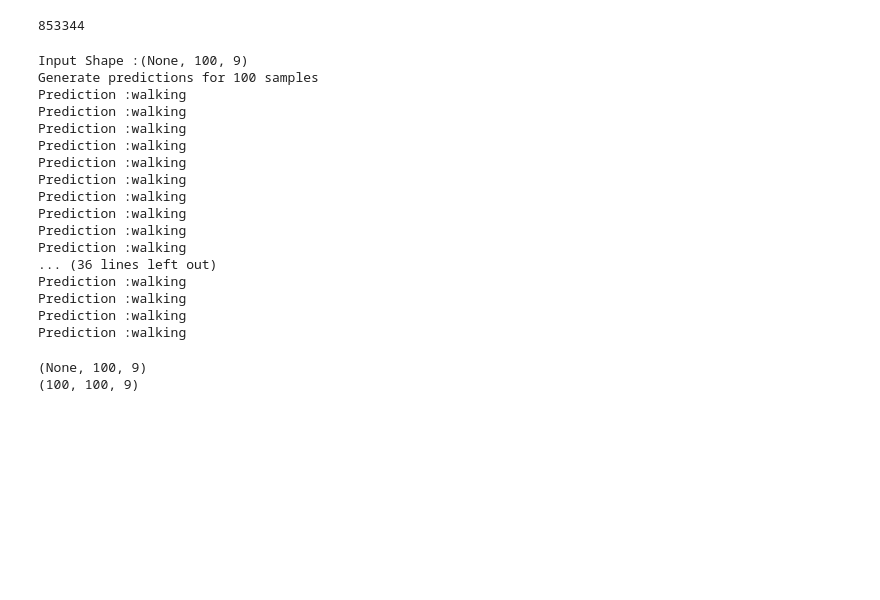
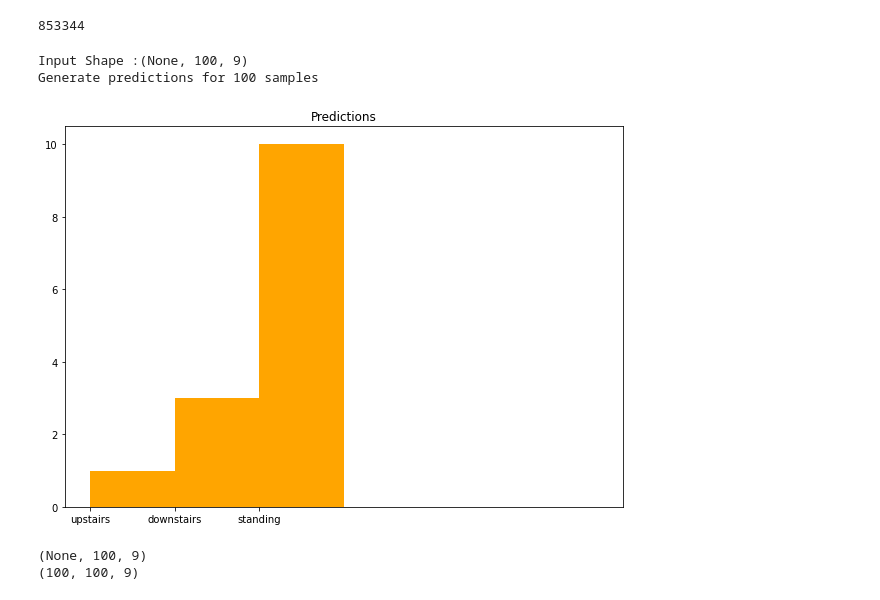
Before and after one commit to sudoaccessdenied/Human-Activity-Recognition-lstm, a Jupyter notebook: Human_Activity_Recognition.ipynb, the cells around one changed output. Cells and saved outputs as stored; diff of their text form; code cells hidden in the pictures; blank space fills up the shorter version.

```diff
--- a/Human_Activity_Recognition.ipynb
+++ b/Human_Activity_Recognition.ipynb
@@ -430,36 +430,34 @@ open("model.tflite","wb").write(tflit_model)
 # %%
 print( "Input Shape :" +str(model.input_shape))
 
 print("Generate predictions for 100 samples")
 predictions =[]
-n_of_sample = 50
+n_of_sample = 100
 for i in range(1,n_of_sample*100,100):
   testSequence = x_test[i:i+100]
   prob = model.predict(tf.reshape(testSequence,[1,100,9]))
   predictions.append(np.argmax(prob))
 
 
-predictions = encoder.inverse_transform(predictions)
-for val in predictions:
-  print("Prediction :"+val)
+labels = encoder.inverse_transform(predictions)
+
+
+
+# Creating histogram
+fig, ax = plt.subplots(figsize =(10, 7))
+ax.hist(labels, bins = [1,2 , 3, 4, 5,6,7] ,color =["orange"])
+
+# show plot
+plt.title("Predictions")
+# plt.legend()
+plt.show()
+
+# for val in predictions:
+  # print("Prediction :"+val)
 # %% [output]
 Input Shape :(None, 100, 9)
 Generate predictions for 100 samples
-Prediction :walking
-Prediction :walking
-Prediction :walking
-Prediction :walking
-Prediction :walking
-Prediction :walking
-Prediction :walking
-Prediction :walking
-Prediction :walking
-Prediction :walking
-... (36 lines left out)
-Prediction :walking
-Prediction :walking
-Prediction :walking
-Prediction :walking
+[figure, added]
 # %%
 # %% [output]
 (None, 100, 9)
```
